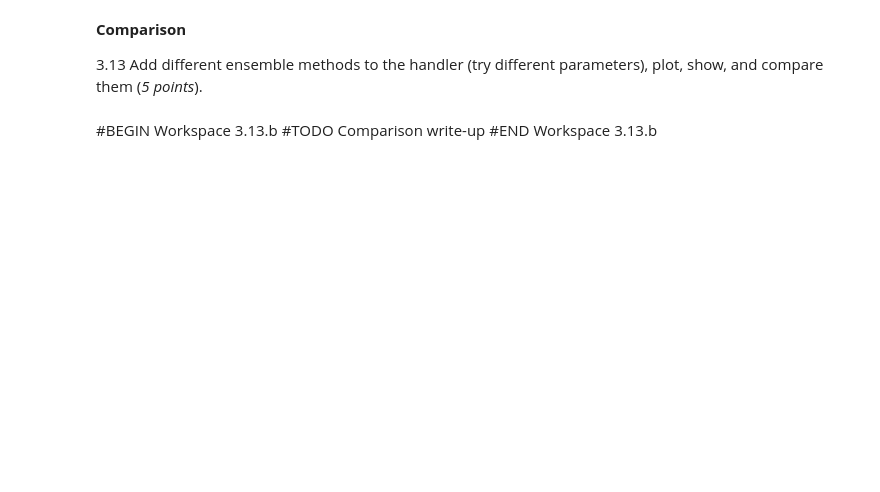
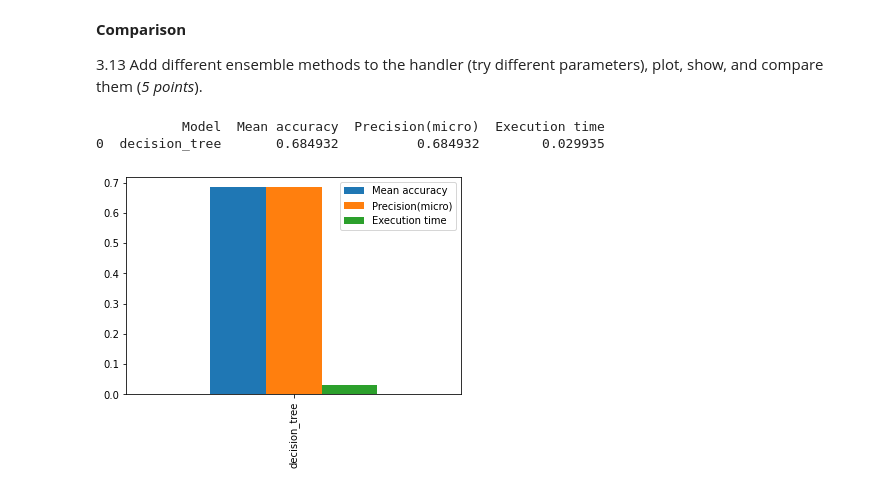
Before and after one commit to alexbook00/CSCI-5622, a Jupyter notebook: Homework/PS2_albo6624.ipynb, the cells around one changed output. Saved outputs shown, nothing was run; the diff lists cells and outputs as text; code cells hidden in the pictures; blank space fills up the shorter version.

```diff
--- a/Homework/PS2_albo6624.ipynb
+++ b/Homework/PS2_albo6624.ipynb
@@ -763,14 +817,16 @@ TypeError: Expected sequence or array-like, got <class 'int'>
 3.13 Add different ensemble methods to the handler (try different parameters), plot, show, and compare them (*5 points*).
 # %%
 # create a handler for ensemble_test, use the created handler for fitting different models.
-ensemble_handler = EnsembleTest(X_train, y_train, X_test, y_test)
+ensemble_handler_weak = EnsembleTest(X_train, y_train, X_test, y_test)
 decision = get_weak_learner()
-ensemble_handler.fit_model(decision,'decision_tree')
+ensemble_handler_weak.fit_model(decision,'decision_tree')
 #BEGIN Workspace 3.13.a
 #TODO Add multiple instances of the ensemble methods. Plot and compare their performance
-
 #END Workspace 3.13.a
-# %% [markdown]
-#BEGIN Workspace 3.13.b
-#TODO Comparison write-up
-#END Workspace 3.13.b
+# %%
+ensemble_handler_weak.print_result()
+ensemble_handler_weak.plot_metric()
+# %% [output]
+           Model  Mean accuracy  Precision(micro)  Execution time
+0  decision_tree       0.684932          0.684932        0.029935
+[figure, added]
```
Also changed, not shown: parts of 14 cells of this notebook.
